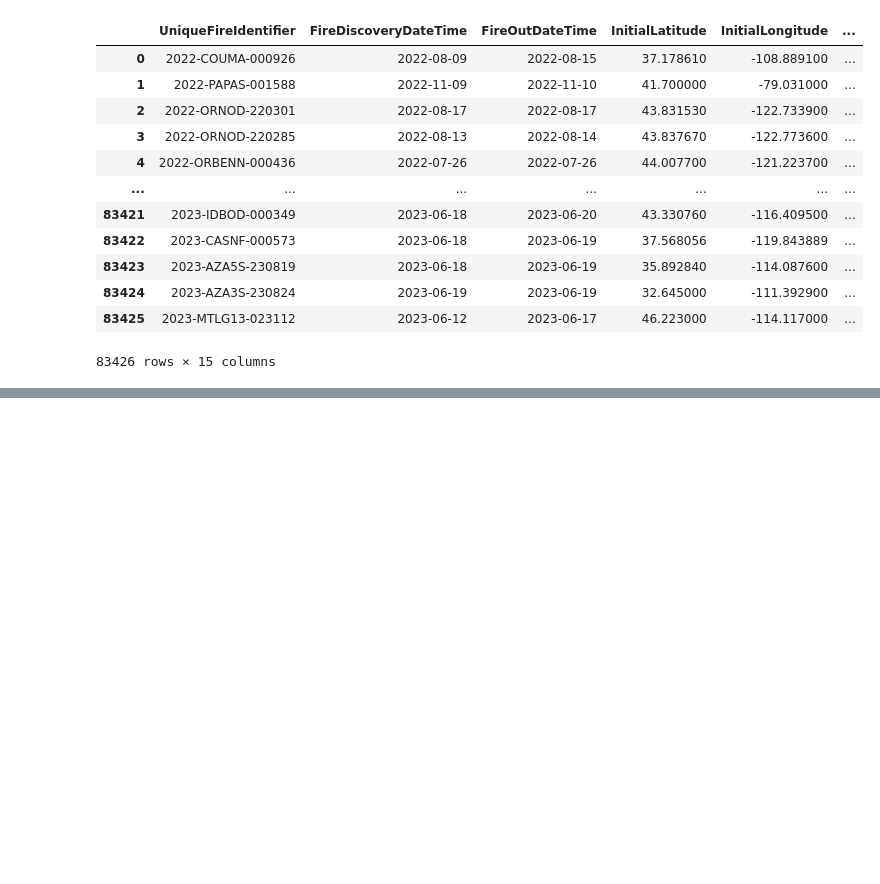
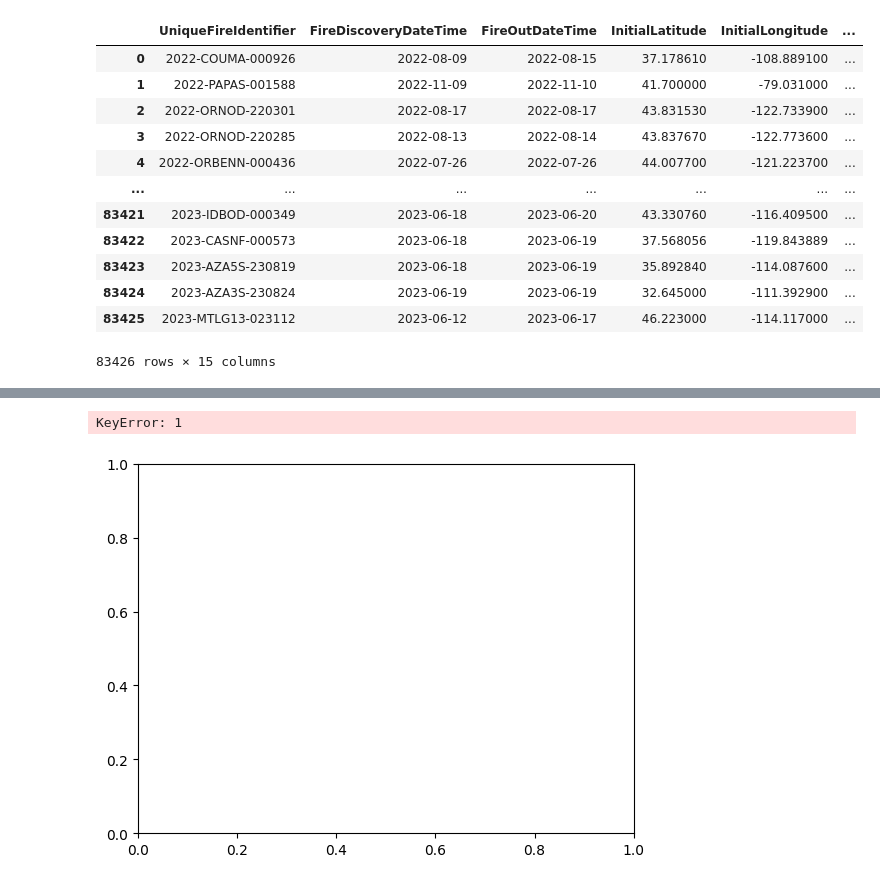
Before and after one commit to jenzalkind/intro-to-data-science-project, a Jupyter notebook: data_acquisition_api.ipynb, the cells around one changed output, grey strips where cells are left out. Saved outputs shown, nothing was run; the diff lists cells and outputs as text; code cells hidden in the pictures; blank space fills up the shorter version.

```diff
--- a/data_acquisition_api.ipynb
+++ b/data_acquisition_api.ipynb
@@ -170,0 +236,15 @@ DataFrame description:
+# %%
+df = pd.read_csv(ADD_WEATHER_CSV)
+ss_columns = ['MaxTemperature', 'MinTemperature',
+              'WindSpeed', 'Radiation', 'Precipitation']
+weather_df = df[check_cols].copy()
+
+weather_df['Month'] = pd.DatetimeIndex(df['FireDiscoveryDateTime']).month
+weather_df['Location'] = df['POOCounty']
+
+months = ["Jan", "Feb", "Mar", "Apr", "May", "Jun",
+          "Jul", "Aug", "Sep", "Oct", "Nov", "Dec"]
+
+ss = preprocessing.StandardScaler()
+weather_df[ss_columns] = pd.DataFrame(ss.fit_transform(df[ss_columns]), columns=ss_columns)
+weather_df
@@ -170,0 +265,18 @@ DataFrame description:
+# %%
+orig_monthly_weathers = {}
+for i in range(1, 13, 1):
+    orig_monthly_weathers[i] = weather_df.query("Month=={0}".format(i))
+    orig_monthly_weathers[i].reset_index(inplace=True, drop=True)
+
+# let's see if there are any outliers
+for i in range(1, 13, 1):
+    fig = plt.figure()
+    ax = fig.add_subplot(111)
+    ax.boxplot(np.array(weather_df[i][check_cols]))
+    ax.set_xticklabels(check_cols)
+    plt.title(months[i-1])
+    plt.grid()
+    plt.show()
+# %% [output]
+KeyError: 1
+[figure, added]
```
Also changed, not shown: parts of 9 cells of this notebook.
